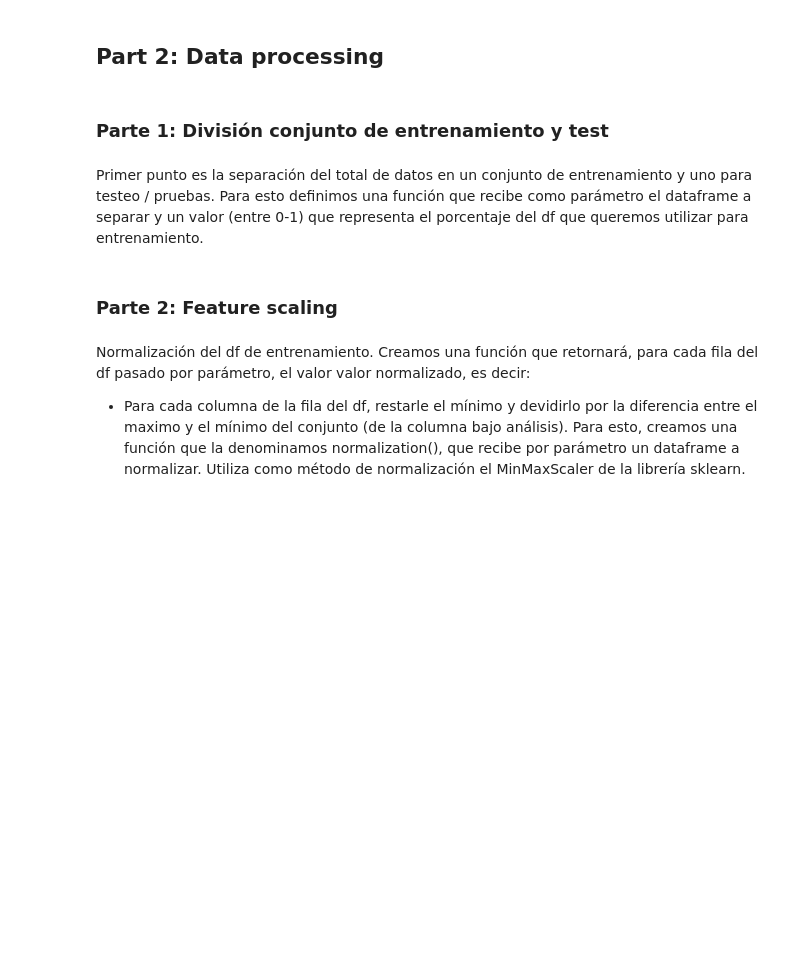
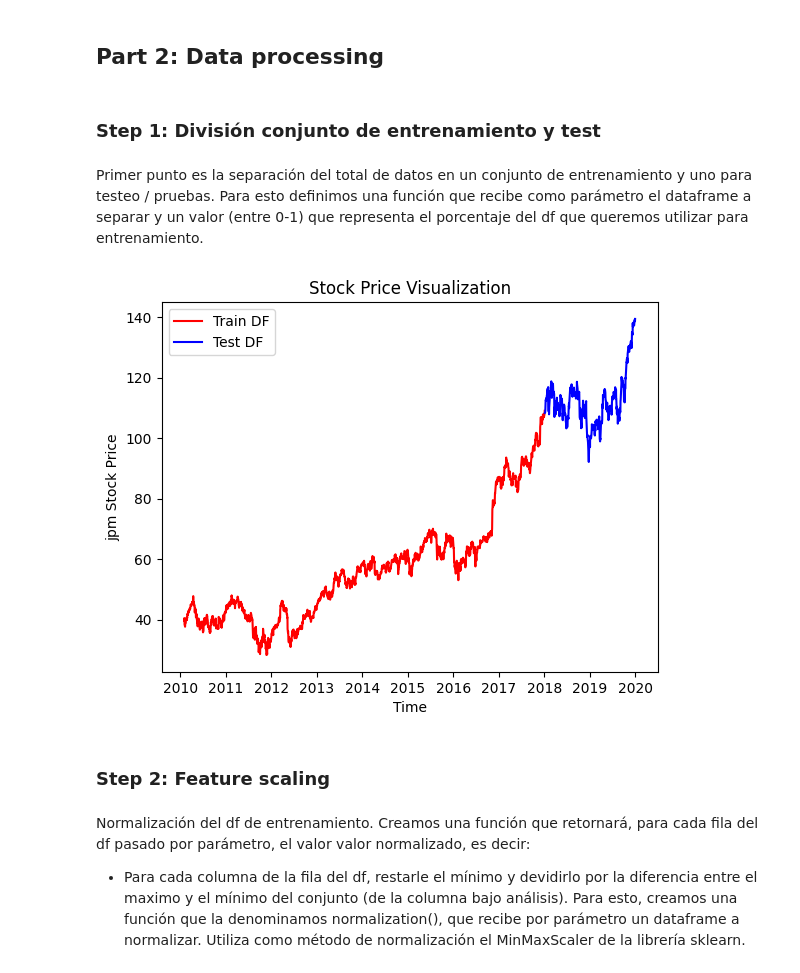
Before and after one commit to simonians/tesis-econom-a, a Jupyter notebook: forcasting_using_LSTM.ipynb, the cells around one changed output. Cells and saved outputs as stored; diff of their text form; code cells hidden in the pictures; blank space fills up the shorter version.

```diff
--- a/forcasting_using_LSTM.ipynb
+++ b/forcasting_using_LSTM.ipynb
@@ -58,0 +59,5 @@ jpm_sma = calculate_sma(20, jpm, "JPM")
+# %%
+ticker_name = get_random_ticker(DEFAULT_TICKERS)
+ticker = load_ticker(ticker_name, use_industry=True)
+rsi = calculate_rsi(ticker, ticker_name)
+sma = calculate_sma(20, ticker, ticker_name)
@@ -66,0 +71,2 @@ jpm_final = merge_dfs([jpm, jpm_rsi, jpm_sma])
+# %%
+ticker_df_final = merge_dfs([ticker, rsi, sma])
@@ -67,15 +90,11 @@ jpm_final = merge_dfs([jpm, jpm_rsi, jpm_sma])
 # %% [markdown]
 ## Part 2: Data processing
 # %% [markdown]
-### Parte 1: División conjunto de entrenamiento y test
+### Step 1: División conjunto de entrenamiento y test
 # %% [markdown]
 Primer punto es la separación del total de datos en un conjunto de entrenamiento y uno para testeo / pruebas. Para esto definimos una función que recibe como parámetro el dataframe a separar y un valor (entre 0-1) que representa el porcentaje del df que queremos utilizar para entrenamiento.
 # %%
 def train_test_split(df, percentage_for_training=0.8):
-  if percentage_for_training<0 or percentage_for_training>1:
-    #LANZAR UNA EXCEPCIÓN
-    print("Acá lanzar excepción")
-    return
   # Cálculo del índice correspondiente al 80% de las filas
   index_percentage = int(len(df) * percentage_for_training)
 
@@ -88,2 +105,14 @@ jpm_train, jpm_test = train_test_split(jpm_final)
+# %%
+train_df, test_df = train_test_split(ticker_df_final)
+# %%
+plt.plot(train_df['Close_Price_%s' % (ticker_name)], color = 'red', label = 'Train DF')
+plt.plot(test_df['Close_Price_%s' % (ticker_name)], color = 'blue', label = 'Test DF')
+plt.title('Stock Price Visualization')
+plt.xlabel('Time')
+plt.ylabel('jpm Stock Price')
+plt.legend()
+plt.show()
+# %% [output]
+[figure, added]
 # %% [markdown]
-### Parte 2: Feature scaling
+### Step 2: Feature scaling
```
Also changed, not shown: parts of 97 cells of this notebook.
